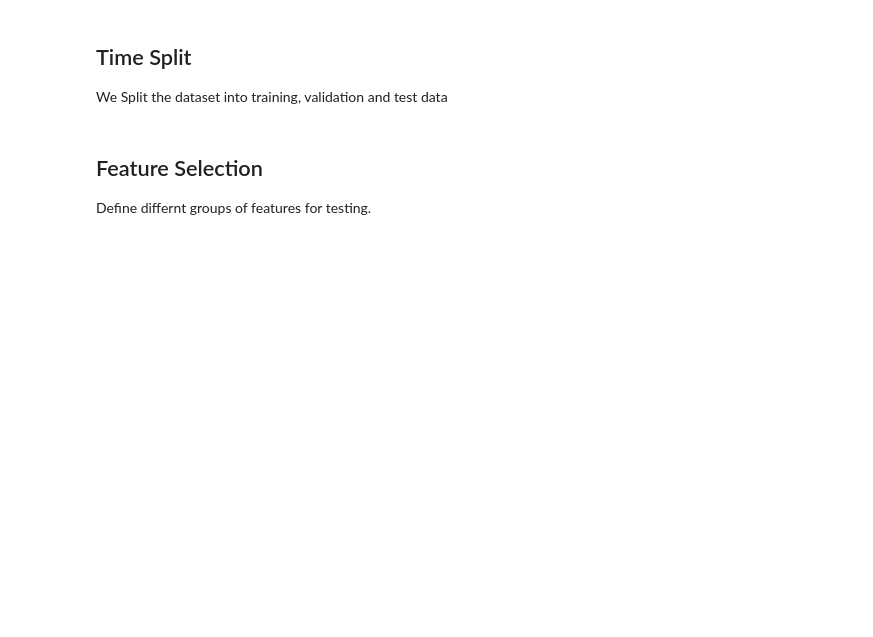
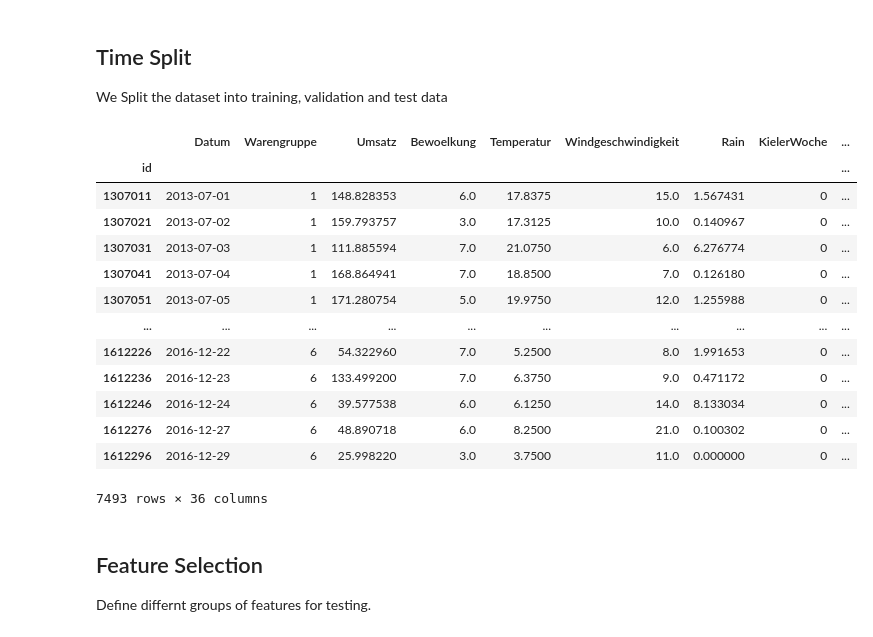
Before and after one commit to thorsten789/bakery_sales_prediction, a Jupyter notebook: 2_BaselineModel/baseline.ipynb, the cells around one changed output. Cells and saved outputs as stored; diff of their text form; code cells hidden in the pictures; blank space fills up the shorter version.

```diff
--- a/2_BaselineModel/baseline.ipynb
+++ b/2_BaselineModel/baseline.ipynb
@@ -34,11 +34,28 @@ We Split the dataset into training, validation and test data
 # %%
 train_end_date = '2017-07-31'
 validation_end_date = '2018-07-31'
 
 
 train_data = features[features['Datum']<=train_end_date].set_index("id")
 vali_data = features[(features['Datum']> train_end_date) & (features['Datum']<=validation_end_date)].set_index("id")
 test_data = features[(features['Datum']> validation_end_date)].set_index("id")
+
+train_data
+# %% [output]
+|  | Datum | Warengruppe | Umsatz | Bewoelkung | Temperatur | Windgeschwindigkeit | Rain | KielerWoche | ... |
+| id |  |  |  |  |  |  |  |  | ... |
+| 1307011 | 2013-07-01 | 1 | 148.828353 | 6.0 | 17.8375 | 15.0 | 1.567431 | 0 | ... |
+| 1307021 | 2013-07-02 | 1 | 159.793757 | 3.0 | 17.3125 | 10.0 | 0.140967 | 0 | ... |
+| 1307031 | 2013-07-03 | 1 | 111.885594 | 7.0 | 21.0750 | 6.0 | 6.276774 | 0 | ... |
+| 1307041 | 2013-07-04 | 1 | 168.864941 | 7.0 | 18.8500 | 7.0 | 0.126180 | 0 | ... |
+| 1307051 | 2013-07-05 | 1 | 171.280754 | 5.0 | 19.9750 | 12.0 | 1.255988 | 0 | ... |
+| ... | ... | ... | ... | ... | ... | ... | ... | ... | ... |
+| 1612226 | 2016-12-22 | 6 | 54.322960 | 7.0 | 5.2500 | 8.0 | 1.991653 | 0 | ... |
+| 1612236 | 2016-12-23 | 6 | 133.499200 | 7.0 | 6.3750 | 9.0 | 0.471172 | 0 | ... |
+| 1612246 | 2016-12-24 | 6 | 39.577538 | 6.0 | 6.1250 | 14.0 | 8.133034 | 0 | ... |
+| 1612276 | 2016-12-27 | 6 | 48.890718 | 6.0 | 8.2500 | 21.0 | 0.100302 | 0 | ... |
+| 1612296 | 2016-12-29 | 6 | 25.998220 | 3.0 | 3.7500 | 11.0 | 0.000000 | 0 | ... |
+7493 rows × 36 columns
 # %% [markdown]
 ## Feature Selection
 Define differnt groups of features for testing.
```
Also changed, not shown: parts of 4 cells of this notebook, 4 other files.
